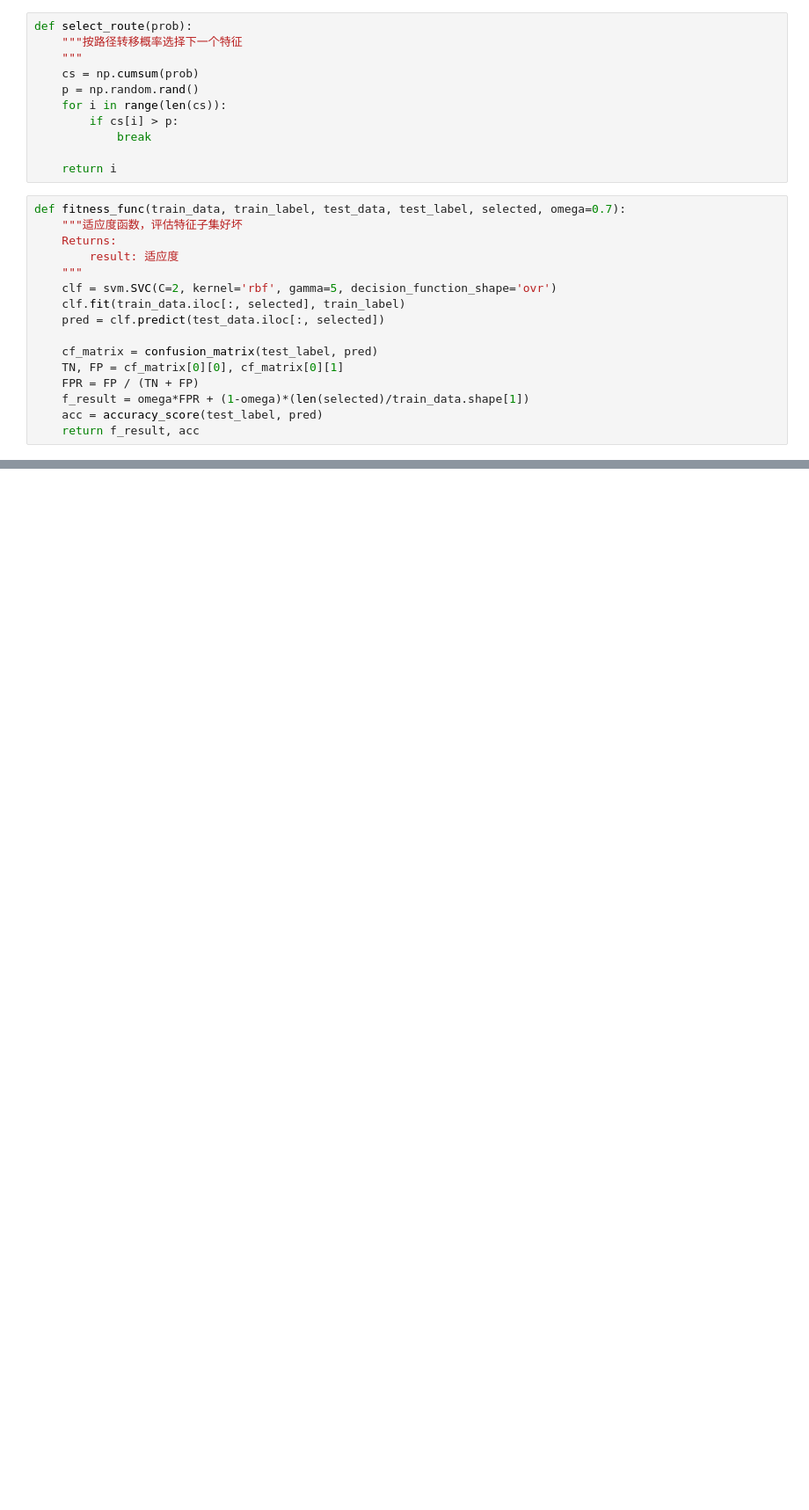
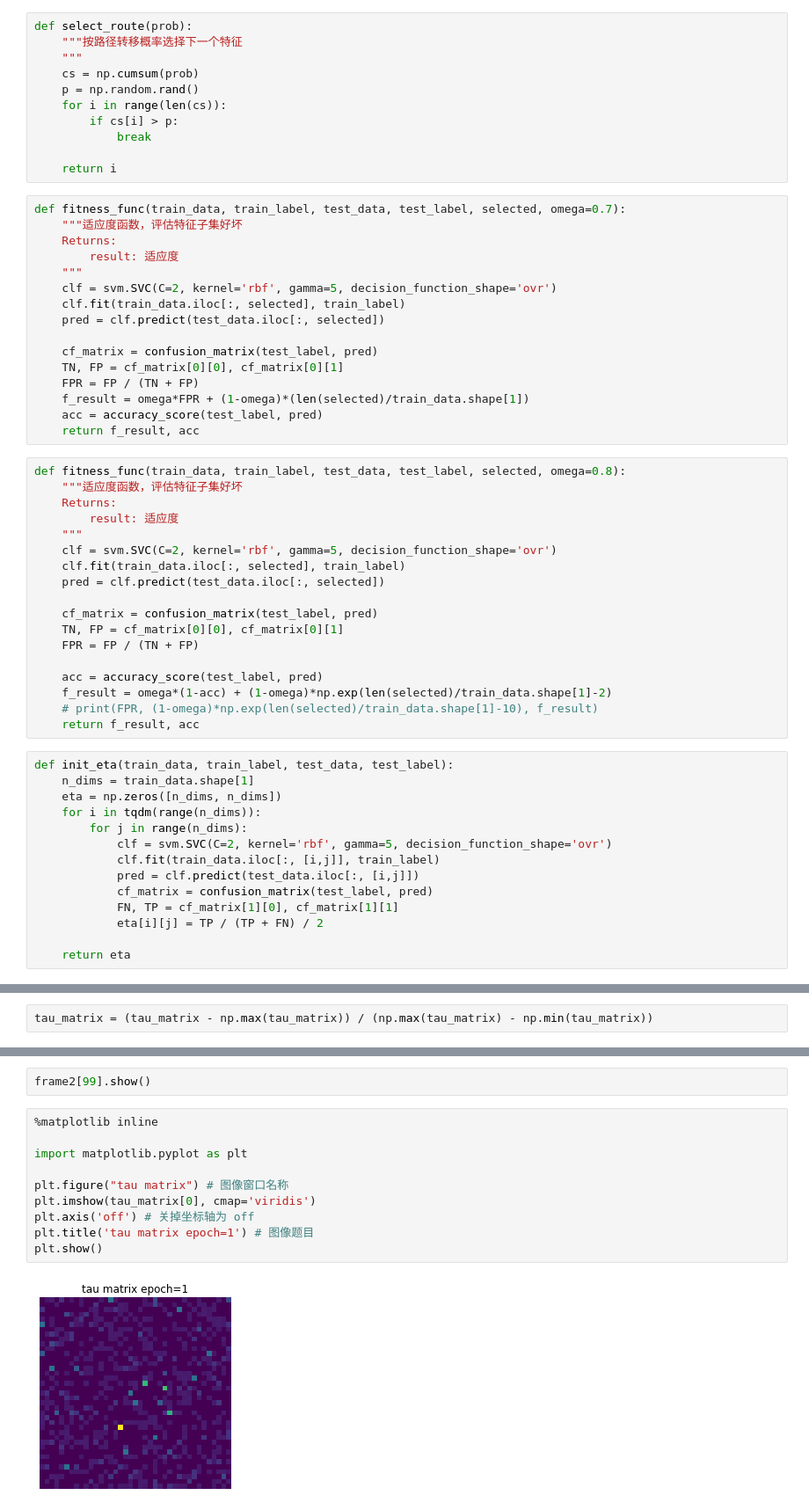
Before and after one commit to lemonblock98/ant-colony-for-fs, a Jupyter notebook: faco_jupyter.ipynb, the cells around one changed output, grey strips where cells are left out. Shown at 88% size. Saved outputs shown, nothing was run; the diff lists cells and outputs as text; blank space fills up the shorter version.

```diff
--- a/faco_jupyter.ipynb
+++ b/faco_jupyter.ipynb
@@ -60,3 +66,35 @@ def fitness_func(train_data, train_label, test_data, test_label, selected, omega
     f_result = omega*FPR + (1-omega)*(len(selected)/train_data.shape[1])
     acc = accuracy_score(test_label, pred)
     return f_result, acc
+# %%
+def fitness_func(train_data, train_label, test_data, test_label, selected, omega=0.8):
+    """适应度函数，评估特征子集好坏
+    Returns:
+        result: 适应度
+    """
+    clf = svm.SVC(C=2, kernel='rbf', gamma=5, decision_function_shape='ovr')
+    clf.fit(train_data.iloc[:, selected], train_label)
+    pred = clf.predict(test_data.iloc[:, selected])
+
+    cf_matrix = confusion_matrix(test_label, pred)
+    TN, FP = cf_matrix[0][0], cf_matrix[0][1]
+    FPR = FP / (TN + FP)
+
+    acc = accuracy_score(test_label, pred)
+    f_result = omega*(1-acc) + (1-omega)*np.exp(len(selected)/train_data.shape[1]-2)
+    # print(FPR, (1-omega)*np.exp(len(selected)/train_data.shape[1]-10), f_result)
+    return f_result, acc
+# %%
+def init_eta(train_data, train_label, test_data, test_label):
+    n_dims = train_data.shape[1]
+    eta = np.zeros([n_dims, n_dims])
+    for i in tqdm(range(n_dims)):
+        for j in range(n_dims):
+            clf = svm.SVC(C=2, kernel='rbf', gamma=5, decision_function_shape='ovr')
+            clf.fit(train_data.iloc[:, [i,j]], train_label)
+            pred = clf.predict(test_data.iloc[:, [i,j]])
+            cf_matrix = confusion_matrix(test_label, pred)
+            FN, TP = cf_matrix[1][0], cf_matrix[1][1]
+            eta[i][j] = TP / (TP + FN) / 2
+
+    return eta
@@ -62,0 +283,2 @@ def fitness_func(train_data, train_label, test_data, test_label, selected, omega
+# %%
+tau_matrix = (tau_matrix - np.max(tau_matrix)) / (np.max(tau_matrix) - np.min(tau_matrix))
@@ -62,0 +371,14 @@ def fitness_func(train_data, train_label, test_data, test_label, selected, omega
+# %%
+frame2[99].show()
+# %%
+%matplotlib inline
+
+import matplotlib.pyplot as plt
+
+plt.figure("tau matrix") # 图像窗口名称
+plt.imshow(tau_matrix[0], cmap='viridis')
+plt.axis('off') # 关掉坐标轴为 off
+plt.title('tau matrix epoch=1') # 图像题目
+plt.show()
+# %% [output]
+[figure, added]
```
Also changed, not shown: parts of 30 cells of this notebook, 2 other files.
